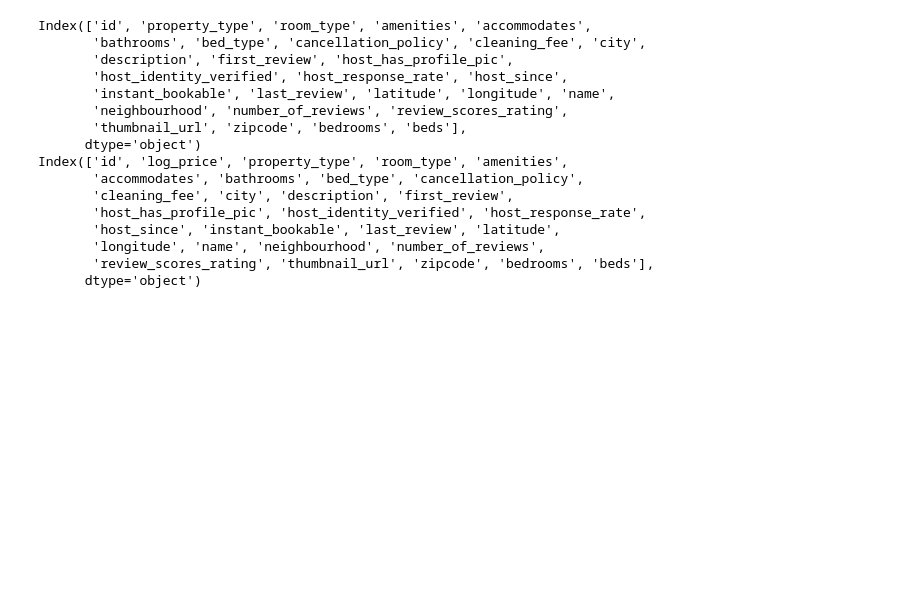
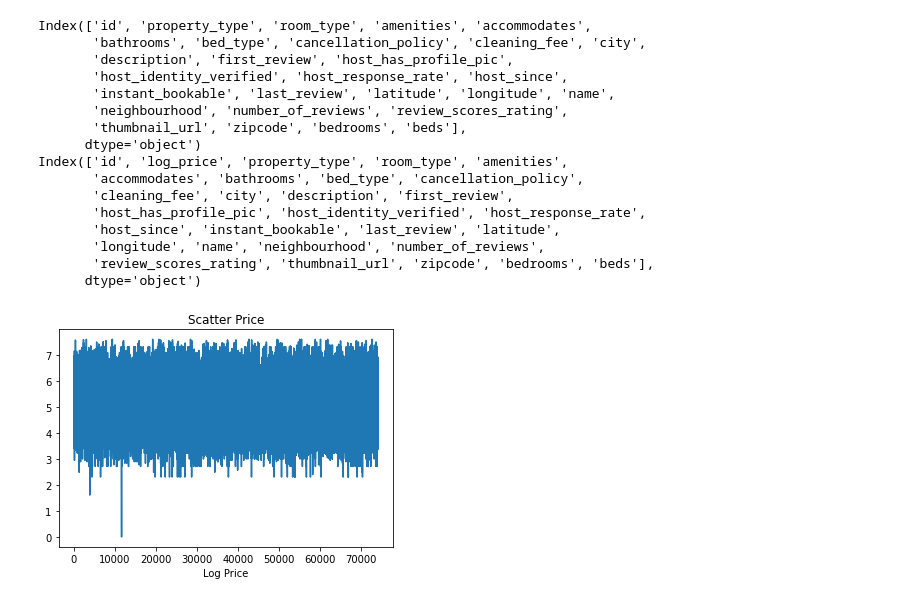
Before and after one commit to Darkling-01/Airbnb-Machine-Learning, a Jupyter notebook: Project_1.ipynb, the cells around one changed output. Drawn from its saved outputs; the diff is of its cells as text; code cells hidden in the pictures; blank space fills up the shorter version.

Commit message:
checking for outliers for column 'log_price'

```diff
--- a/Project_1.ipynb
+++ b/Project_1.ipynb
@@ -64,0 +62,11 @@ Index(['id', 'log_price', 'property_type', 'room_type', 'amenities',
+# %%
+#visualize the data set
+#train log_price
+plt.plot(train['log_price'])
+plt.title('Scatter Price')
+
+plt.xlabel('Log Price')
+
+plt.show()
+# %% [output]
+[figure, added]
```
Also changed, not shown: parts of 5 cells of this notebook.
